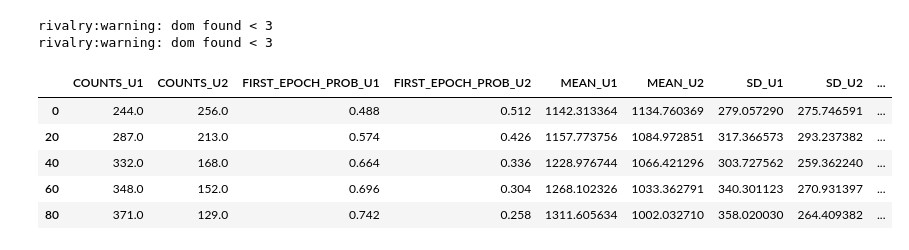
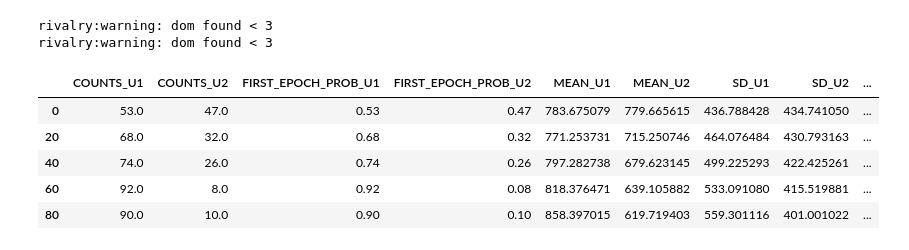
Before and after one commit to cjhough/model2.0, a Jupyter notebook: demodynamics.ipynb, the cells around one changed output. Drawn from its saved outputs; the diff is of its cells as text; code cells hidden in the pictures.

```diff
--- a/demodynamics.ipynb
+++ b/demodynamics.ipynb
@@ -24,4 +24,4 @@ p['kb'] = 0.109369
 #ip.to_pickle('IP.pkl')
 #ip
 # %%
-p1 = pd.read_pickle('IP1.pkl')
+p2 = pd.read_pickle('IP2.pkl')
@@ -152,19 +166,19 @@ import model as model
 rivalry:warning: dom found < 3
 rivalry:warning: dom found < 3
 # %%
-pm1 = model.run(p1,1,500)
+pm2 = model.run(p2,1,100)
 # %%
 #pmi['CV_U1']=pmi['SD_U1']/pmi['MEAN_U1']
 #pmi['CV_U2']=pmi['SD_U2']/pmi['MEAN_U2']
 #pmi
 # %%
-pm1['CV_U1']=pm1['SD_U1']/pm1['MEAN_U1']
-pm1['CV_U2']=pm1['SD_U2']/pm1['MEAN_U2']
-pm1
+pm2['CV_U1']=pm2['SD_U1']/pm2['MEAN_U1']
+pm2['CV_U2']=pm2['SD_U2']/pm2['MEAN_U2']
+pm2
 # %% [output]
 |  | COUNTS_U1 | COUNTS_U2 | FIRST_EPOCH_PROB_U1 | FIRST_EPOCH_PROB_U2 | MEAN_U1 | MEAN_U2 | SD_U1 | SD_U2 | ... |
-| 0 | 244.0 | 256.0 | 0.488 | 0.512 | 1142.313364 | 1134.760369 | 279.057290 | 275.746591 | ... |
-| 20 | 287.0 | 213.0 | 0.574 | 0.426 | 1157.773756 | 1084.972851 | 317.366573 | 293.237382 | ... |
-| 40 | 332.0 | 168.0 | 0.664 | 0.336 | 1228.976744 | 1066.421296 | 303.727562 | 259.362240 | ... |
-| 60 | 348.0 | 152.0 | 0.696 | 0.304 | 1268.102326 | 1033.362791 | 340.301123 | 270.931397 | ... |
-| 80 | 371.0 | 129.0 | 0.742 | 0.258 | 1311.605634 | 1002.032710 | 358.020030 | 264.409382 | ... |
+| 0 | 53.0 | 47.0 | 0.53 | 0.47 | 783.675079 | 779.665615 | 436.788428 | 434.741050 | ... |
+| 20 | 68.0 | 32.0 | 0.68 | 0.32 | 771.253731 | 715.250746 | 464.076484 | 430.793163 | ... |
+| 40 | 74.0 | 26.0 | 0.74 | 0.26 | 797.282738 | 679.623145 | 499.225293 | 422.425261 | ... |
+| 60 | 92.0 | 8.0 | 0.92 | 0.08 | 818.376471 | 639.105882 | 533.091080 | 415.519881 | ... |
+| 80 | 90.0 | 10.0 | 0.90 | 0.10 | 858.397015 | 619.719403 | 559.301116 | 401.001022 | ... |
```
Also changed, not shown: parts of 7 cells of this notebook, 16 other files.
